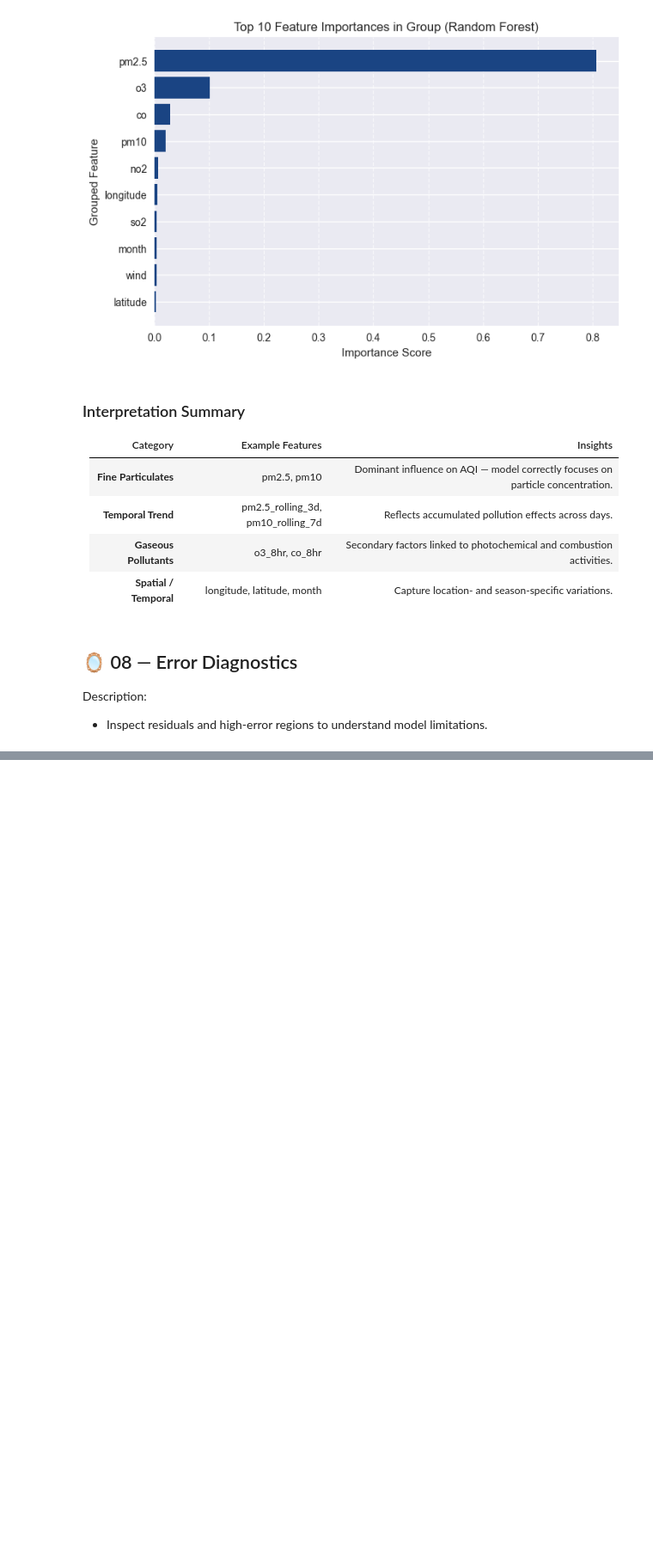
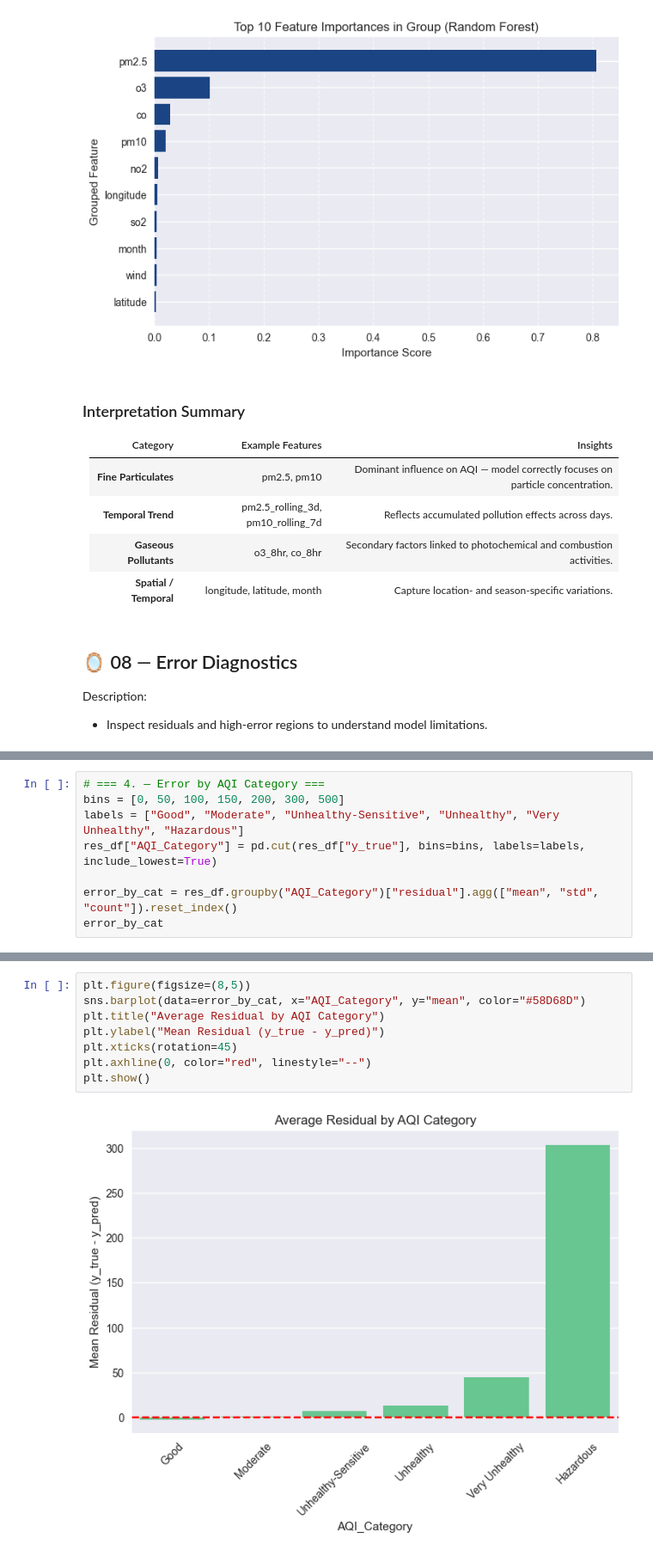
Before and after one commit to chgwyellow/air_pollution_analysis, a Jupyter notebook: notebook/04_nonlinear_modeling.ipynb, the cells around one changed output, grey strips where cells are left out. Shown at 86% size. Drawn from its saved outputs; the diff is of its cells as text; blank space fills up the shorter version.

```diff
--- a/notebook/04_nonlinear_modeling.ipynb
+++ b/notebook/04_nonlinear_modeling.ipynb
@@ -467,0 +497,8 @@ Description:
+# %%
+# === 4. — Error by AQI Category ===
+bins = [0, 50, 100, 150, 200, 300, 500]
+labels = ["Good", "Moderate", "Unhealthy-Sensitive", "Unhealthy", "Very Unhealthy", "Hazardous"]
+res_df["AQI_Category"] = pd.cut(res_df["y_true"], bins=bins, labels=labels, include_lowest=True)
+
+error_by_cat = res_df.groupby("AQI_Category")["residual"].agg(["mean", "std", "count"]).reset_index()
+error_by_cat
@@ -467,0 +513,10 @@ Description:
+# %%
+plt.figure(figsize=(8,5))
+sns.barplot(data=error_by_cat, x="AQI_Category", y="mean", color="#58D68D")
+plt.title("Average Residual by AQI Category")
+plt.ylabel("Mean Residual (y_true - y_pred)")
+plt.xticks(rotation=45)
+plt.axhline(0, color="red", linestyle="--")
+plt.show()
+# %% [output]
+[figure, added]
```
Also changed, not shown: parts of 7 cells of this notebook.
